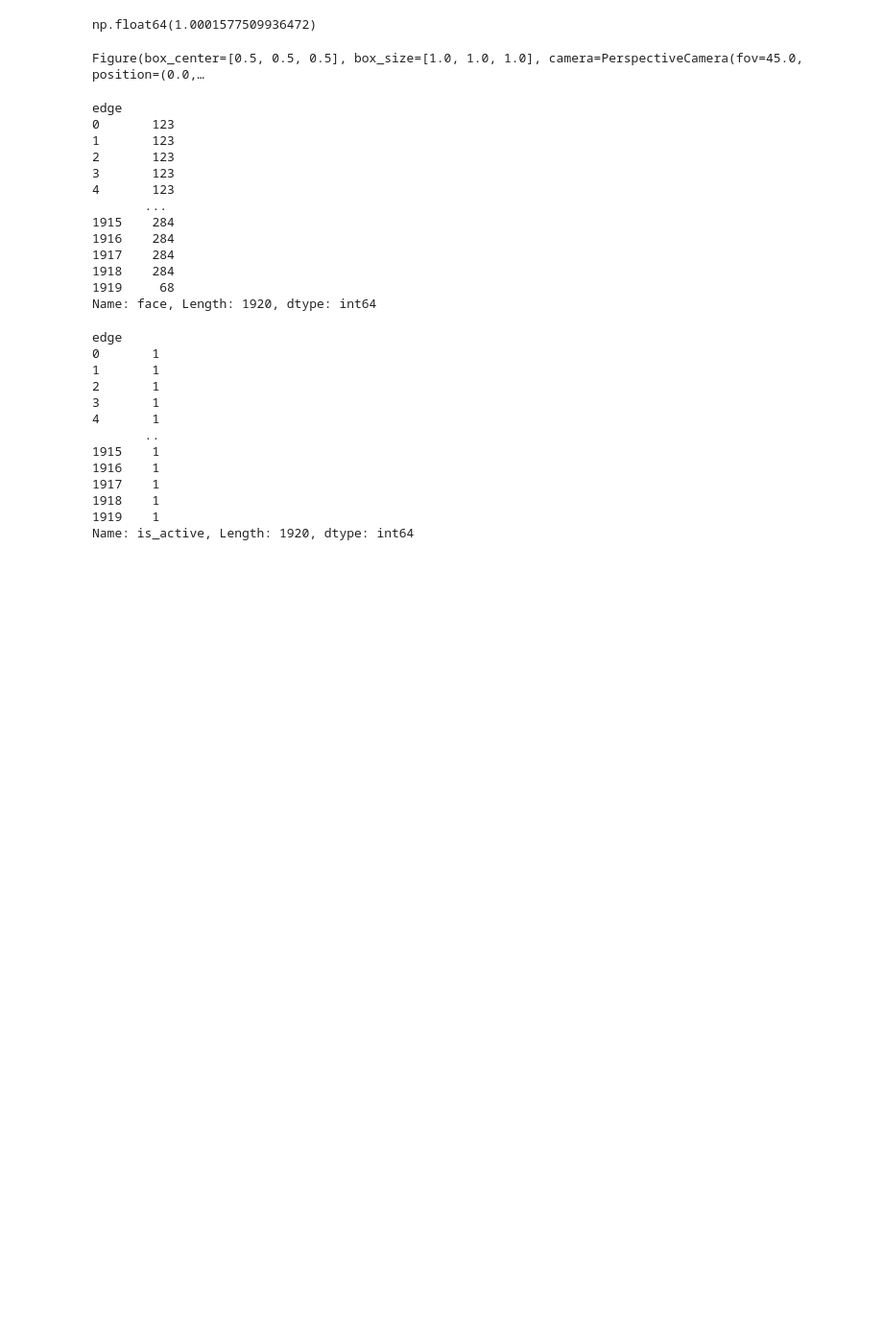
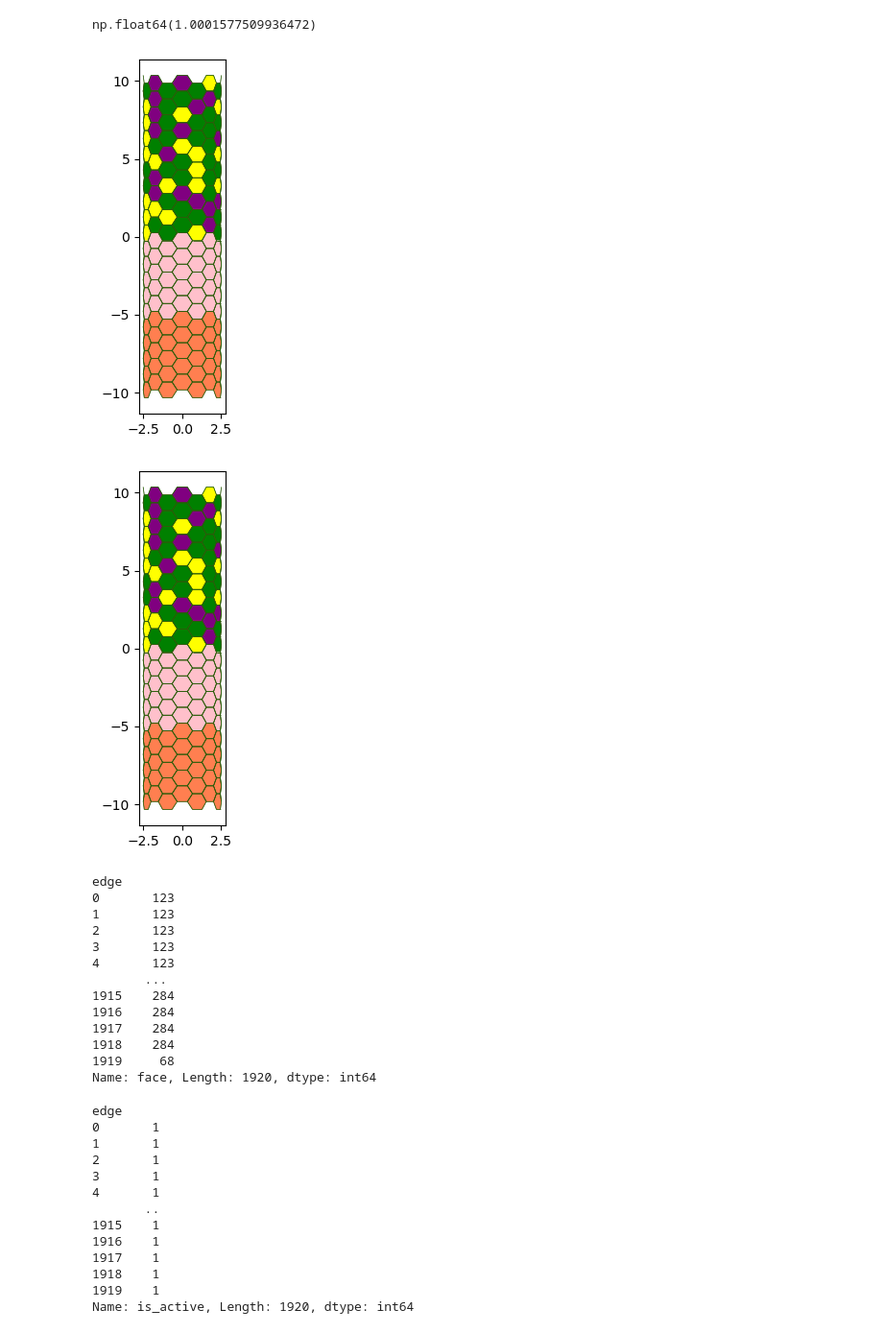
Before and after one commit to vivarium-collective/vivarium-tyssue, a Jupyter notebook: Notebooks/cylindermodel.ipynb, the cells around one changed output. Shown: that part at 96% size. Saved outputs shown, nothing was run; the diff lists cells and outputs as text; code cells hidden in the pictures; blank space fills up the shorter version.

```diff
--- a/Notebooks/cylindermodel.ipynb
+++ b/Notebooks/cylindermodel.ipynb
@@ -118,15 +134,15 @@ np.float64(1.0001577509936472)
 # %%
 draw_specs = tyssue.config.draw.sheet_spec()
 draw_specs["face"]["visible"] = True
 draw_specs["face"]["visible"] = True
-draw_specs["face"]["alpha"] = 0.2
-ipv.clear()
-fig, mesh = sheet_view(sheet, coords=['x', 'y', 'z'], mode="3D", **draw_specs)
-ipv.pylab.xyzlabel("x-axis", "y-axis", "z-axis")
-ipv.pylab.style.axes_on()
+draw_specs["face"]["alpha"] = 1
+draw_specs["face"]["color"] = cmap(sheet.face_df["color"])
+
+fig, ax = sheet_view(sheet, coords=['x', 'z'], mode="2D", dpi=300, **draw_specs)
 fig
 # %% [output]
-Figure(box_center=[0.5, 0.5, 0.5], box_size=[1.0, 1.0, 1.0], camera=PerspectiveCamera(fov=45.0, position=(0.0,…
+[figure, added]
+[figure, added]
 # %%
 #generate model
 model = model_factory_vessel([
```
Also changed, not shown: parts of 9 cells of this notebook, 3 other files.
